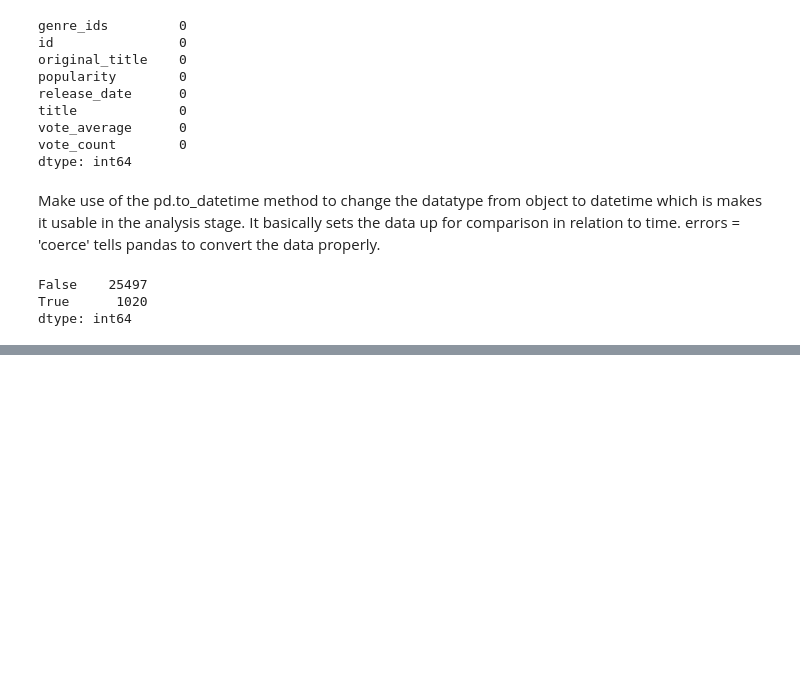
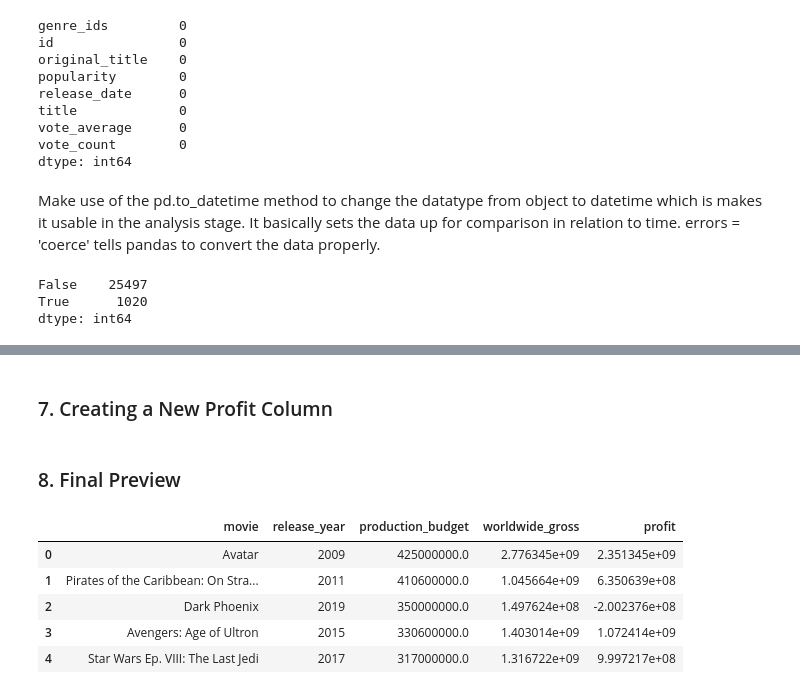
Before and after one commit to Irene-coder-dot/dsc-phase-2-project-v3, a Jupyter notebook: student.ipynb, the cells around one changed output, grey strips where cells are left out. Drawn from its saved outputs; the diff is of its cells as text; code cells hidden in the pictures; blank space fills up the shorter version.

Commit message:
Data cleaning for Numbers Dataset.

```diff
--- a/student.ipynb
+++ b/student.ipynb
@@ -346,0 +395,9 @@ cleaned_moviedb.drop_duplicates(inplace = True)
+# %%
+currency_cols = ['production_budget', 'domestic_gross', 'worldwide_gross']
+
+for col in currency_cols:
+    budgets_df[col] = (
+        budgets_df[col]
+        .replace('[\$,]', '', regex=True)
+        .astype(float)
+    )
@@ -346,0 +406,6 @@ cleaned_moviedb.drop_duplicates(inplace = True)
+# %%
+# Convert release_date to datetime
+budgets_df['release_date'] = pd.to_datetime(budgets_df['release_date'])
+
+# Create a new column for release year
+budgets_df['release_year'] = budgets_df['release_date'].dt.year
@@ -346,0 +425,18 @@ cleaned_moviedb.drop_duplicates(inplace = True)
+# %%
+# Drop rows where essential data is missing
+budgets_df = budgets_df.dropna(subset=['movie', 'production_budget', 'worldwide_gross'])
+# %% [markdown]
+### 7. Creating a New Profit Column
+# %%
+budgets_df['profit'] = budgets_df['worldwide_gross'] - budgets_df['production_budget']
+# %% [markdown]
+### 8. Final Preview
+# %%
+budgets_df[['movie', 'release_year', 'production_budget', 'worldwide_gross', 'profit']].head()
+# %% [output]
+|  | movie | release_year | production_budget | worldwide_gross | profit |
+| 0 | Avatar | 2009 | 425000000.0 | 2.776345e+09 | 2.351345e+09 |
+| 1 | Pirates of the Caribbean: On Stra... | 2011 | 410600000.0 | 1.045664e+09 | 6.350639e+08 |
+| 2 | Dark Phoenix | 2019 | 350000000.0 | 1.497624e+08 | -2.002376e+08 |
+| 3 | Avengers: Age of Ultron | 2015 | 330600000.0 | 1.403014e+09 | 1.072414e+09 |
+| 4 | Star Wars Ep. VIII: The Last Jedi | 2017 | 317000000.0 | 1.316722e+09 | 9.997217e+08 |
```
Also changed, not shown: parts of 10 cells of this notebook.
